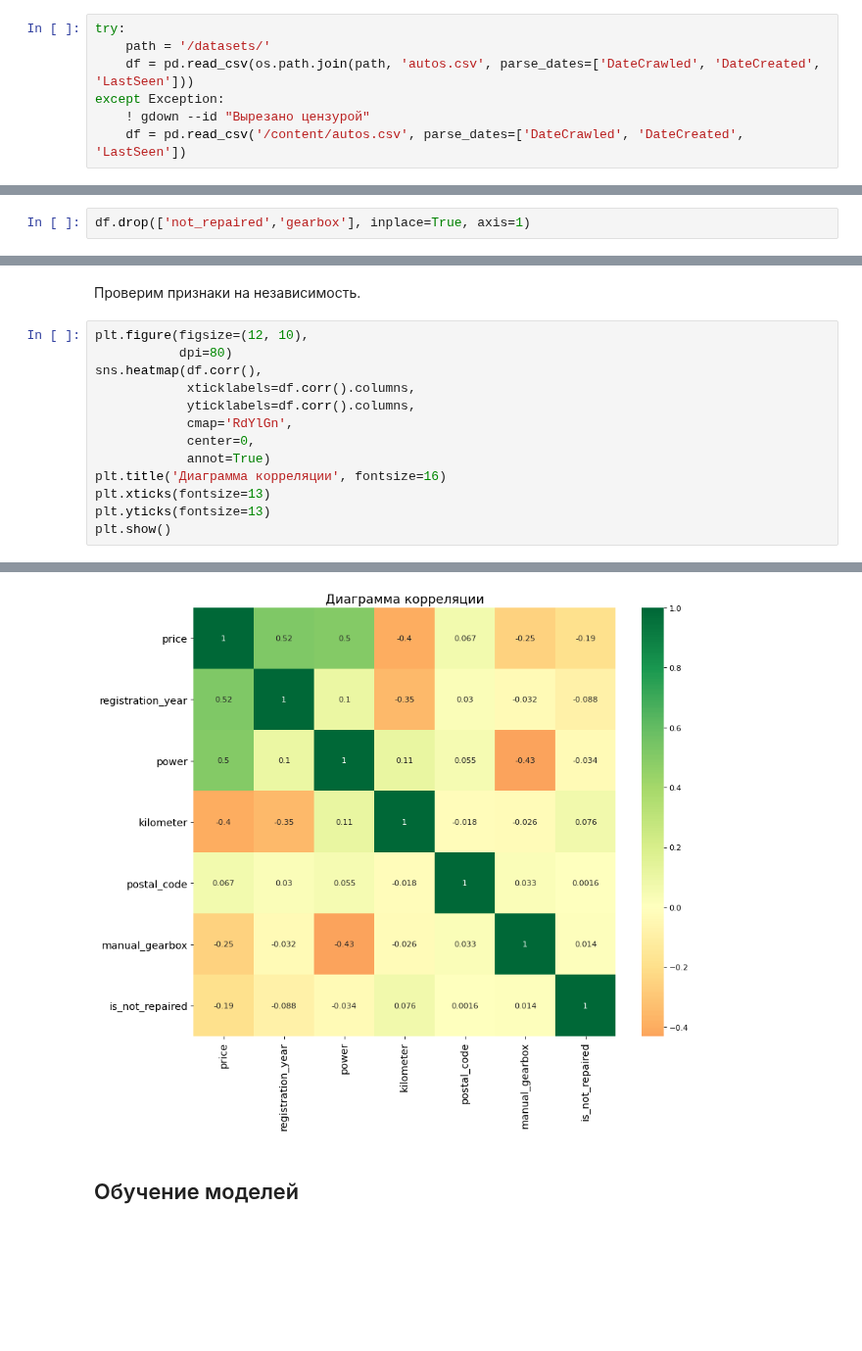
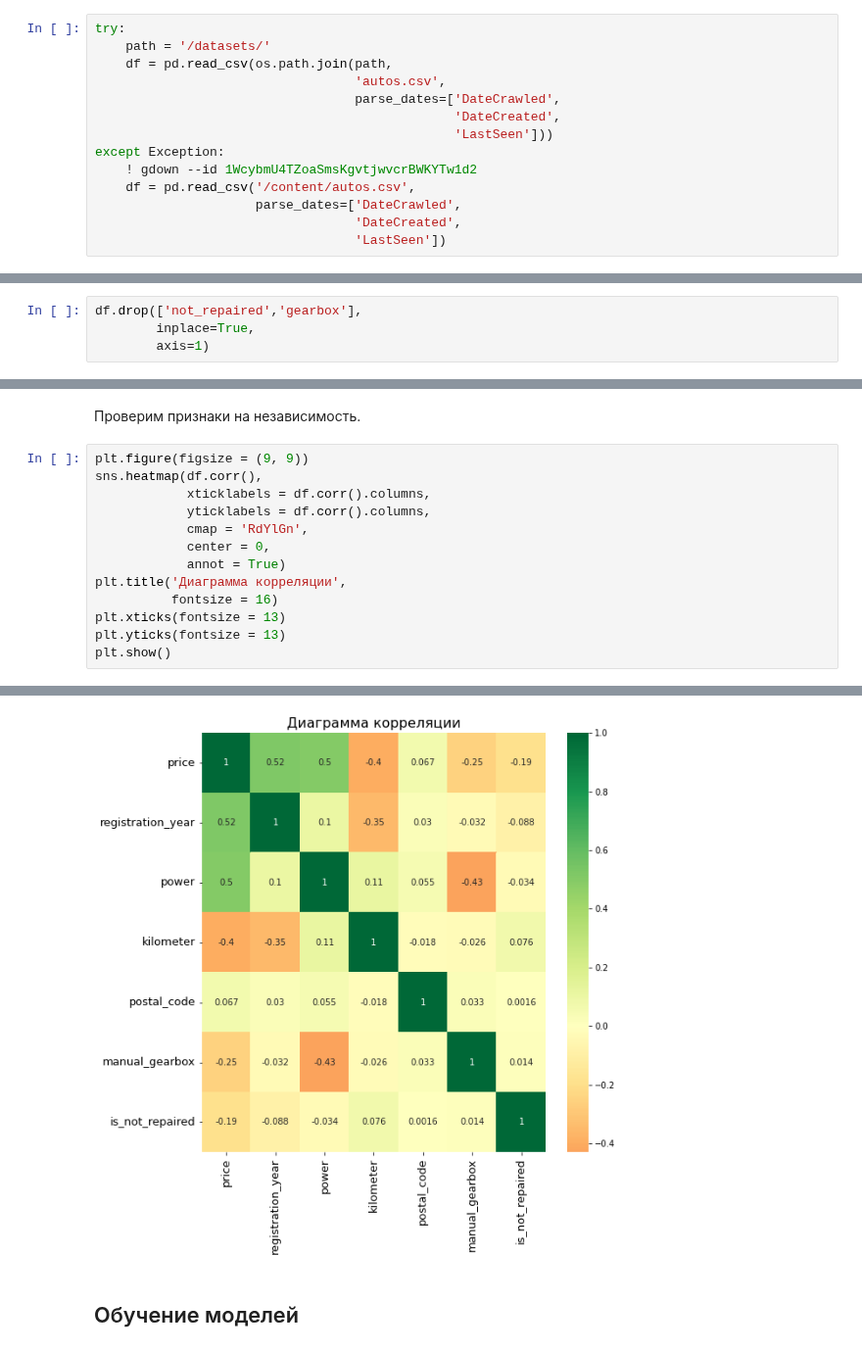
Before and after one commit to NistratovR/yap, a Jupyter notebook: 11_Определение_стоимости_автомобилей/11_Определение_стоимости_автомобилей.ipynb, the cells around one changed output, grey strips where cells are left out. Shown at 98% size. Saved outputs shown, nothing was run; the diff lists cells and outputs as text; blank space fills up the shorter version.

```diff
--- a/11_Определение_стоимости_автомобилей/11_Определение_стоимости_автомобилей.ipynb
+++ b/11_Определение_стоимости_автомобилей/11_Определение_стоимости_автомобилей.ipynb
@@ -87,7 +158,14 @@ def df_info(data_frame):
 # %%
 try:
     path = '/datasets/'
-    df = pd.read_csv(os.path.join(path, 'autos.csv', parse_dates=['DateCrawled', 'DateCreated', 'LastSeen']))
+    df = pd.read_csv(os.path.join(path,
+                                  'autos.csv',
+                                  parse_dates=['DateCrawled',
+                                               'DateCreated',
+                                               'LastSeen']))
 except Exception:
-    ! gdown --id "Вырезано цензурой"
-    df = pd.read_csv('/content/autos.csv', parse_dates=['DateCrawled', 'DateCreated', 'LastSeen'])
+    ! gdown --id 1WcybmU4TZoaSmsKgvtjwvcrBWKYTw1d2
+    df = pd.read_csv('/content/autos.csv',
+                     parse_dates=['DateCrawled',
+                                  'DateCreated',
+                                  'LastSeen'])
@@ -541,7 +993,9 @@ Name: not_repaired, dtype: int64
 # %% [markdown]
 Удалим теперь ненужные столбцы.
 # %%
-df.drop(['not_repaired','gearbox'], inplace=True, axis=1)
+df.drop(['not_repaired','gearbox'],
+        inplace=True,
+        axis=1)
 # %% [markdown]
 Почистим дубликаты.
 # %%
@@ -555,16 +1045,16 @@ print('\nВсего было удалено: {:.2%}'.format((len(df_rus) - len(d
 # %% [markdown]
 Проверим признаки на независимость.
 # %%
-plt.figure(figsize=(12, 10),
-           dpi=80)
+plt.figure(figsize = (9, 9))
 sns.heatmap(df.corr(),
-            xticklabels=df.corr().columns,
-            yticklabels=df.corr().columns,
-            cmap='RdYlGn',
-            center=0,
-            annot=True)
-plt.title('Диаграмма корреляции', fontsize=16)
-plt.xticks(fontsize=13)
-plt.yticks(fontsize=13)
+            xticklabels = df.corr().columns,
+            yticklabels = df.corr().columns,
+            cmap = 'RdYlGn',
+            center = 0,
+            annot = True)
+plt.title('Диаграмма корреляции',
+          fontsize = 16)
+plt.xticks(fontsize = 13)
+plt.yticks(fontsize = 13)
 plt.show()
 # %% [output]
@@ -606,3 +1061,3 @@ describe:
-[figure, old version]
+[figure, new version]
 # %% [markdown]
 ## Обучение моделей
```
Also changed, not shown: parts of 101 cells of this notebook, 2 other files.
